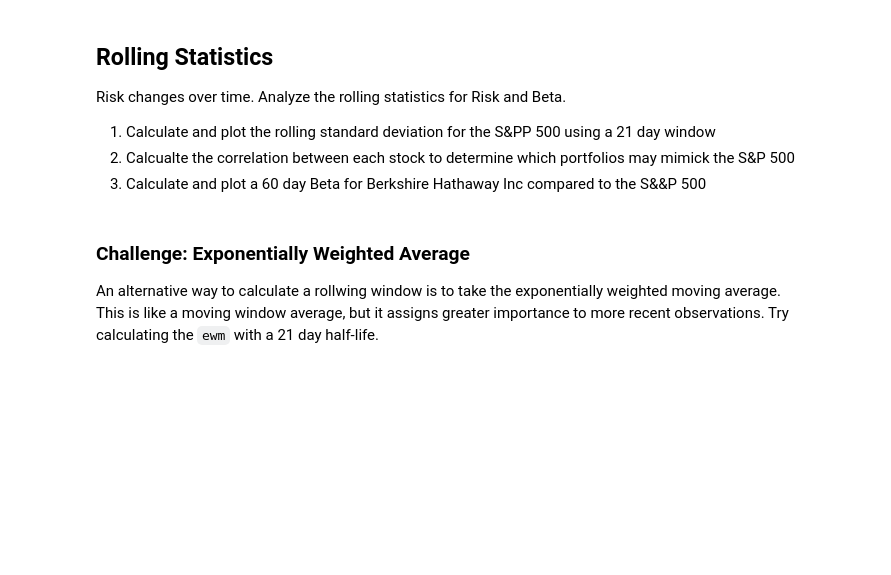
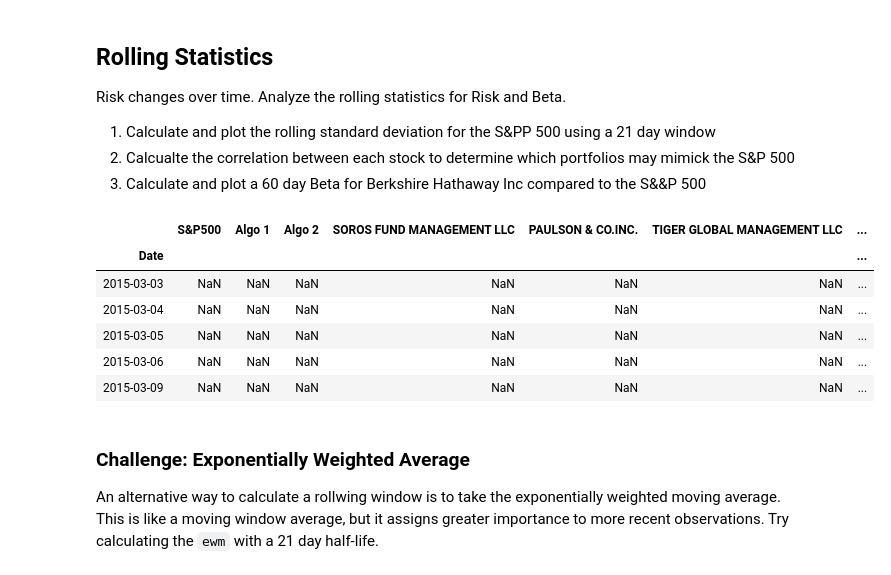
Before and after one commit to exposuretherapy/Pandas-Homework, a Jupyter notebook: whale_analysis.ipynb, the cells around one changed output. Drawn from its saved outputs; the diff is of its cells as text; code cells hidden in the pictures; blank space fills up the shorter version.

```diff
--- a/whale_analysis.ipynb
+++ b/whale_analysis.ipynb
@@ -300,7 +282,16 @@ Risk changes over time. Analyze the rolling statistics for Risk and Beta.
 2. Calculate and plot a 60 day Beta for Berkshire Hathaway Inc compared to the S&&P 500
 # %%
 # Calculate and plot the rolling standard deviation for the S&PP 500 using a 21 day window
-# YOUR CODE HERE
+rolling_returns=returns_daily.rolling(21).std()
+rolling_returns.head()
+# %% [output]
+|  | S&P500 | Algo 1 | Algo 2 | SOROS FUND MANAGEMENT LLC | PAULSON & CO.INC. | TIGER GLOBAL MANAGEMENT LLC | ... |
+| Date |  |  |  |  |  |  | ... |
+| 2015-03-03 | NaN | NaN | NaN | NaN | NaN | NaN | ... |
+| 2015-03-04 | NaN | NaN | NaN | NaN | NaN | NaN | ... |
+| 2015-03-05 | NaN | NaN | NaN | NaN | NaN | NaN | ... |
+| 2015-03-06 | NaN | NaN | NaN | NaN | NaN | NaN | ... |
+| 2015-03-09 | NaN | NaN | NaN | NaN | NaN | NaN | ... |
 # %%
 # Correlation
 # YOUR CODE HERE
```
Also changed, not shown: parts of 38 cells of this notebook.
